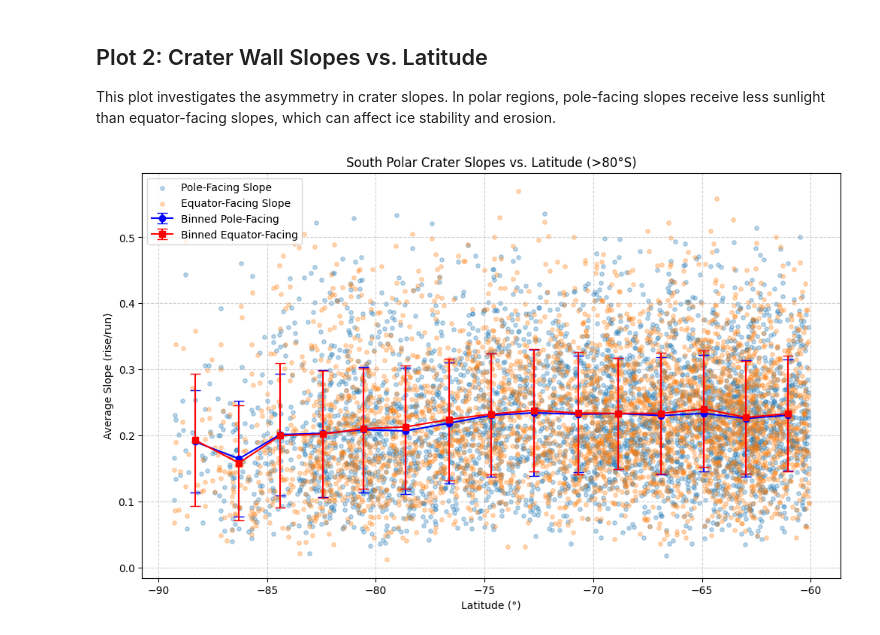
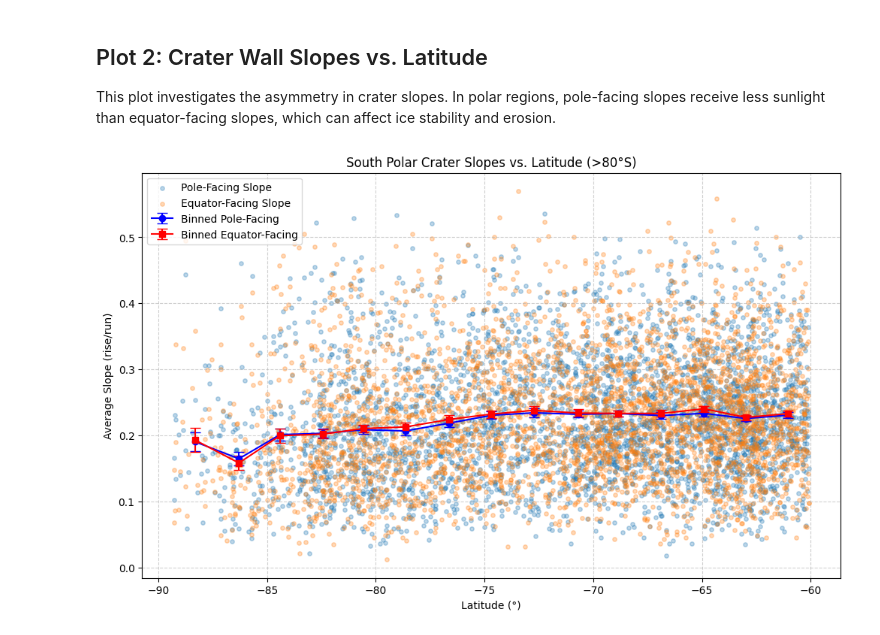
Before and after one commit to Andrew-Pick/lunar_dem_analysis, a Jupyter notebook: notebooks/reproduce_rubanenko_fig1.ipynb, the cells around one changed output. Saved outputs shown, nothing was run; the diff lists cells and outputs as text; code cells hidden in the pictures.

```diff
--- a/notebooks/reproduce_rubanenko_fig1.ipynb
+++ b/notebooks/reproduce_rubanenko_fig1.ipynb
@@ -20,7 +20,8 @@ crater_data = read_crater_locations('../data/catalogs/moon_data.csv')
 
 # The paper focuses on south polar craters, so let's filter for that
 # The abstract mentions craters poleward of 80°S
-south_polar_craters = filter_craters(crater_data, pole='south', lat_threshold=60, circ_threshold=0.85)
+south_polar_craters = filter_craters(crater_data, pole='south', lat_threshold=60, circ_threshold=0.85, lat_col='lat')
+north_polar_craters = filter_craters(crater_data, pole='north', lat_threshold=60, circ_threshold=0.85, lat_col='lat')
 
 south_polar_craters.head()
 # %% [output]
@@ -53,32 +67,40 @@ ax1.set_ylim(0, 0.25)  # Set y-axis limits to better see the infill lines
 
 This plot investigates the asymmetry in crater slopes. In polar regions, pole-facing slopes receive less sunlight than equator-facing slopes, which can affect ice stability and erosion.
 # %%
+import numpy as np
+
 fig2, ax2 = plt.subplots(figsize=(12, 7))
 
 # Plot individual data points
 ax2.scatter(south_polar_craters['lat'], south_polar_craters['pf_slope'], alpha=0.3, s=15, label='Pole-Facing Slope')
 ax2.scatter(south_polar_craters['lat'], south_polar_craters['ef_slope'], alpha=0.3, s=15, label='Equator-Facing Slope')
 
 # Calculate and plot binned averages
 bins = 15
 lat_bins = pd.cut(south_polar_craters['lat'], bins=bins)
 binned_data = south_polar_craters.groupby(lat_bins, observed=False).agg(
     lat_mean=('lat', 'mean'),
     pf_slope_mean=('pf_slope', 'mean'),
     pf_slope_std=('pf_slope', 'std'),
+    pf_slope_count=('pf_slope', 'count'),
     ef_slope_mean=('ef_slope', 'mean'),
-    ef_slope_std=('ef_slope', 'std')
+    ef_slope_std=('ef_slope', 'std'),
+    ef_slope_count=('ef_slope', 'count')
 ).dropna()
 
-ax2.errorbar(binned_data['lat_mean'], binned_data['pf_slope_mean'], yerr=binned_data['pf_slope_std'], fmt='-o', color='blue', capsize=5, label='Binned Pole-Facing')
-ax2.errorbar(binned_data['lat_mean'], binned_data['ef_slope_mean'], yerr=binned_data['ef_slope_std'], fmt='-s', color='red', capsize=5, label='Binned Equator-Facing')
+# Calculate standard error of the mean (SEM = std / sqrt(n))
+binned_data['pf_slope_sem'] = binned_data['pf_slope_std'] / np.sqrt(binned_data['pf_slope_count'])
+binned_data['ef_slope_sem'] = binned_data['ef_slope_std'] / np.sqrt(binned_data['ef_slope_count'])
+
+ax2.errorbar(binned_data['lat_mean'], binned_data['pf_slope_mean'], yerr=binned_data['pf_slope_sem'], fmt='-o', color='blue', capsize=5, label='Binned Pole-Facing')
+ax2.errorbar(binned_data['lat_mean'], binned_data['ef_slope_mean'], yerr=binned_data['ef_slope_sem'], fmt='-s', color='red', capsize=5, label='Binned Equator-Facing')
 
 ax2.set_xlabel('Latitude (°)')
 ax2.set_ylabel('Average Slope (rise/run)')
 ax2.set_title('South Polar Crater Slopes vs. Latitude (>80°S)')
 ax2.legend()
 ax2.grid(True, linestyle='--', alpha=0.6)
 
 plt.show()
 # %% [output]
-[figure, old version]
+[figure, new version]
```
Also changed, not shown: parts of 2 cells of this notebook, 1 other file.
